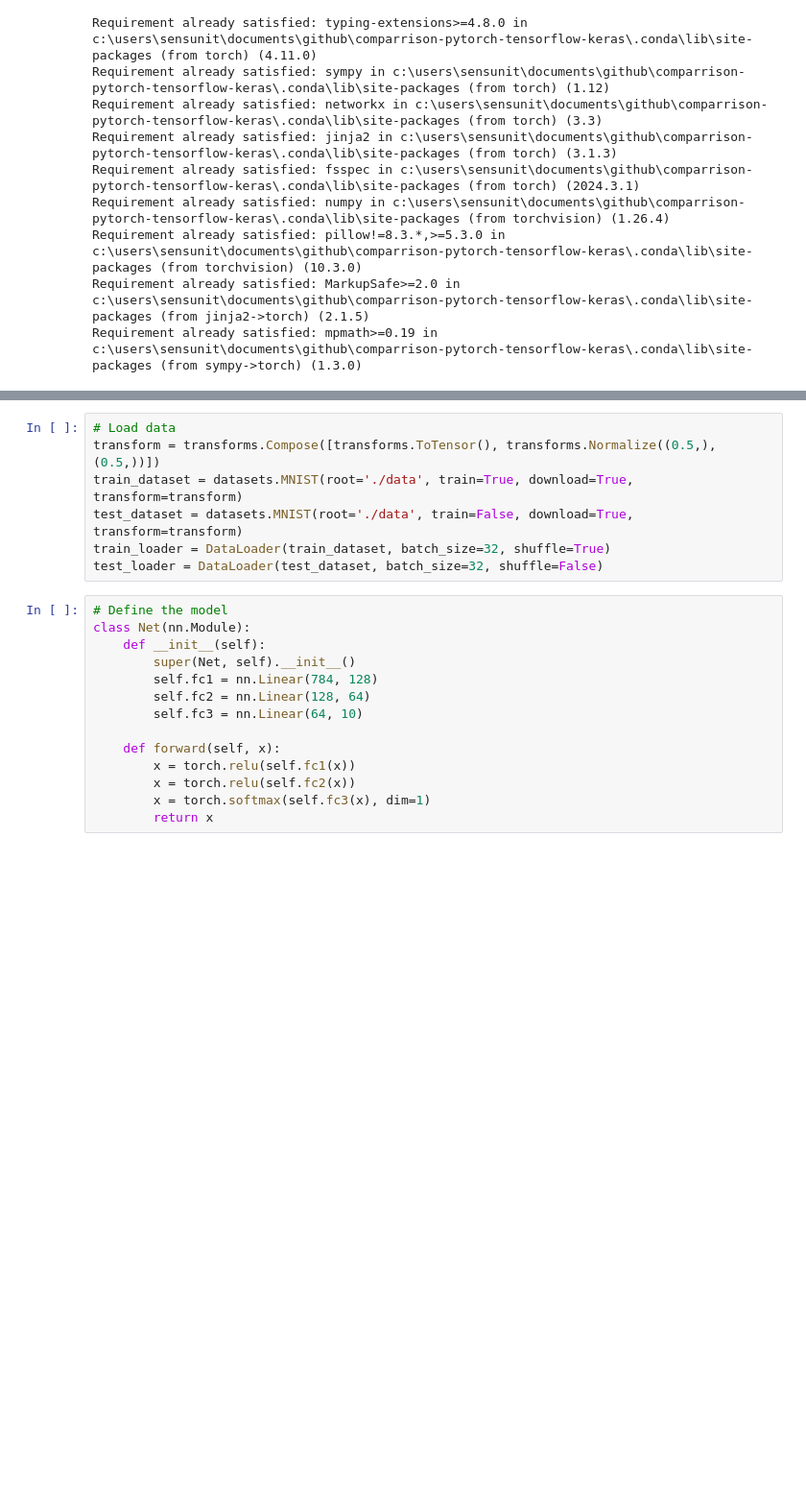
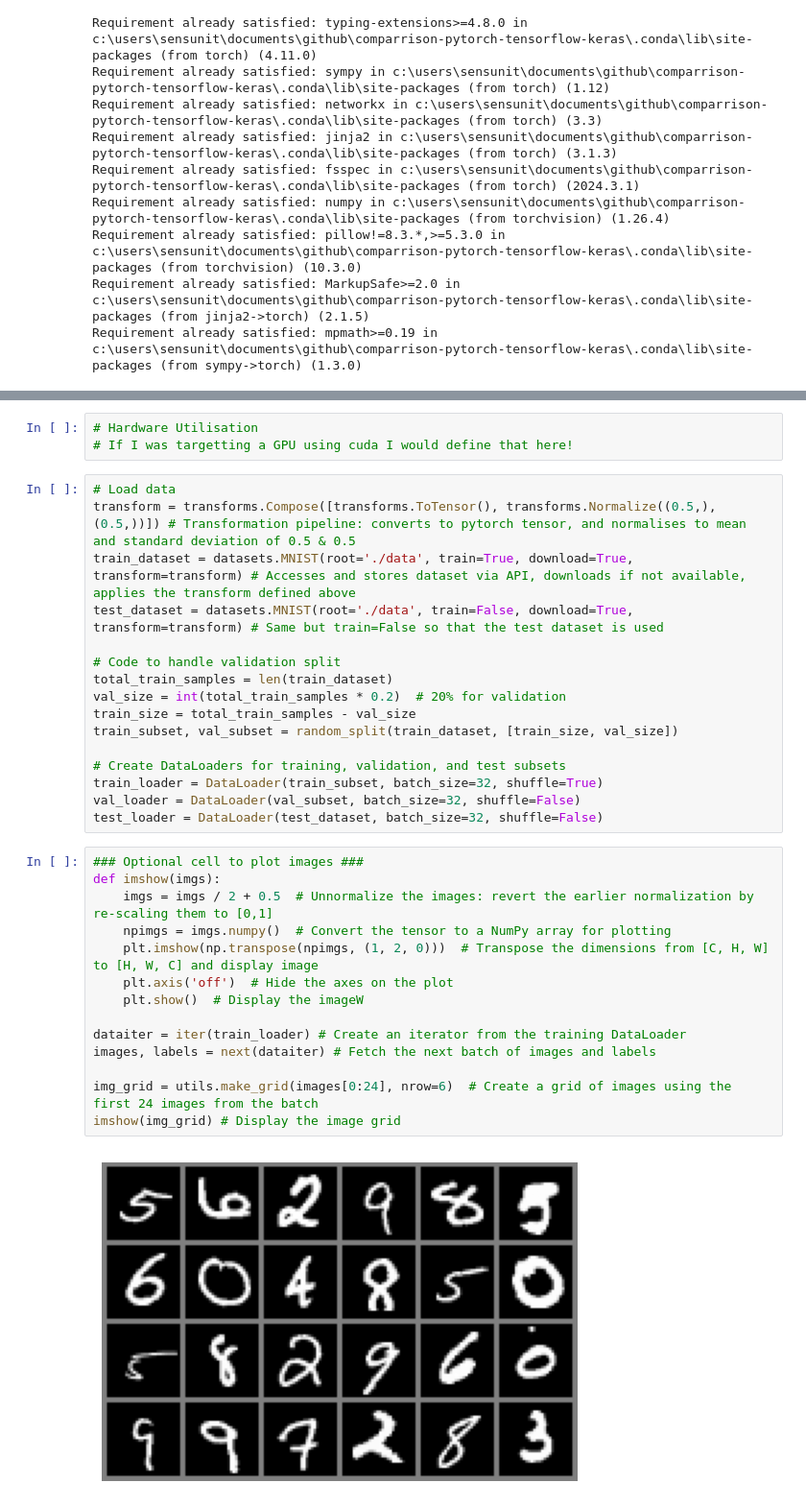
Before and after one commit to benjamin-hutchings/comparrison-pytorch-tensorflow-keras, a Jupyter notebook: pytorch_script.ipynb, the cells around one changed output, grey strips where cells are left out. Shown at 96% size. Saved outputs shown, nothing was run; the diff lists cells and outputs as text; blank space fills up the shorter version.

Commit message:
Update pytorch_script.py
Full training, data visualisation, training validation, in-line verbose, metrics visualisation.

```diff
--- a/pytorch_script.ipynb
+++ b/pytorch_script.ipynb
@@ -27,21 +30,35 @@ from torch.utils.data import DataLoader
+# %%
+# Hardware Utilisation
+# If I was targetting a GPU using cuda I would define that here!
 # %%
 # Load data
-transform = transforms.Compose([transforms.ToTensor(), transforms.Normalize((0.5,), (0.5,))])
-train_dataset = datasets.MNIST(root='./data', train=True, download=True, transform=transform)
-test_dataset = datasets.MNIST(root='./data', train=False, download=True, transform=transform)
-train_loader = DataLoader(train_dataset, batch_size=32, shuffle=True)
+transform = transforms.Compose([transforms.ToTensor(), transforms.Normalize((0.5,), (0.5,))]) # Transformation pipeline: converts to pytorch tensor, and normalises to mean and standard deviation of 0.5 & 0.5
+train_dataset = datasets.MNIST(root='./data', train=True, download=True, transform=transform) # Accesses and stores dataset via API, downloads if not available, applies the transform defined above
+test_dataset = datasets.MNIST(root='./data', train=False, download=True, transform=transform) # Same but train=False so that the test dataset is used
+
+# Code to handle validation split
+total_train_samples = len(train_dataset)
+val_size = int(total_train_samples * 0.2)  # 20% for validation
+train_size = total_train_samples - val_size
+train_subset, val_subset = random_split(train_dataset, [train_size, val_size])
+
+# Create DataLoaders for training, validation, and test subsets
+train_loader = DataLoader(train_subset, batch_size=32, shuffle=True)
+val_loader = DataLoader(val_subset, batch_size=32, shuffle=False)
 test_loader = DataLoader(test_dataset, batch_size=32, shuffle=False)
-# %%
-# Define the model
-class Net(nn.Module):
-    def __init__(self):
-        super(Net, self).__init__()
-        self.fc1 = nn.Linear(784, 128)
-        self.fc2 = nn.Linear(128, 64)
-        self.fc3 = nn.Linear(64, 10)
-
-    def forward(self, x):
-        x = torch.relu(self.fc1(x))
-        x = torch.relu(self.fc2(x))
-        x = torch.softmax(self.fc3(x), dim=1)
-        return x
+# %%
+### Optional cell to plot images ###
+def imshow(imgs):
+    imgs = imgs / 2 + 0.5  # Unnormalize the images: revert the earlier normalization by re-scaling them to [0,1]
+    npimgs = imgs.numpy()  # Convert the tensor to a NumPy array for plotting
+    plt.imshow(np.transpose(npimgs, (1, 2, 0)))  # Transpose the dimensions from [C, H, W] to [H, W, C] and display image
+    plt.axis('off')  # Hide the axes on the plot
+    plt.show()  # Display the imageW
+
+dataiter = iter(train_loader) # Create an iterator from the training DataLoader
+images, labels = next(dataiter) # Fetch the next batch of images and labels
+
+img_grid = utils.make_grid(images[0:24], nrow=6)  # Create a grid of images using the first 24 images from the batch
+imshow(img_grid) # Display the image grid
+# %% [output]
+[figure, added]
```
Also changed, not shown: parts of 8 cells of this notebook.
